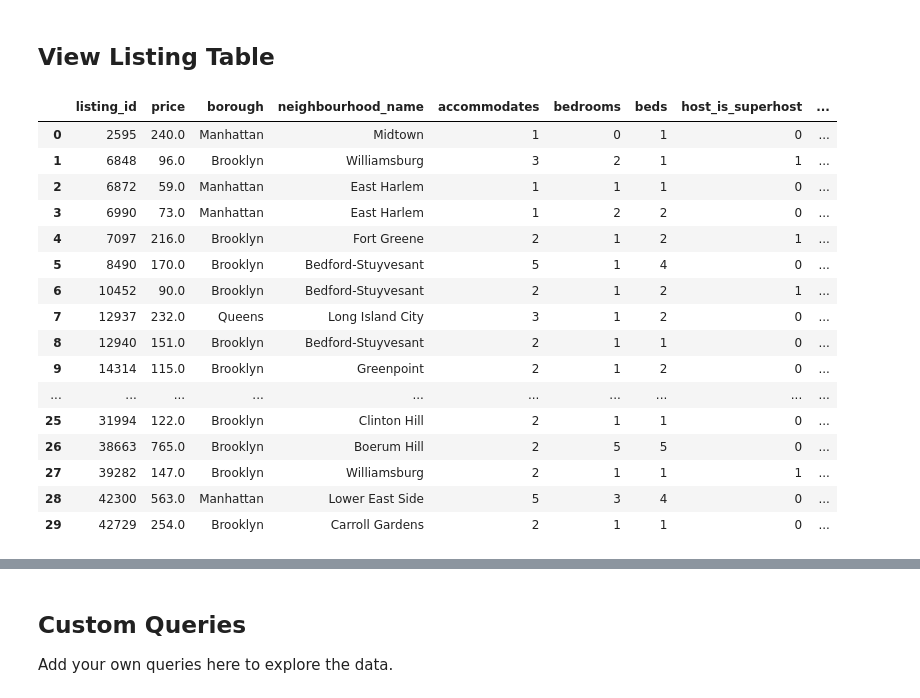
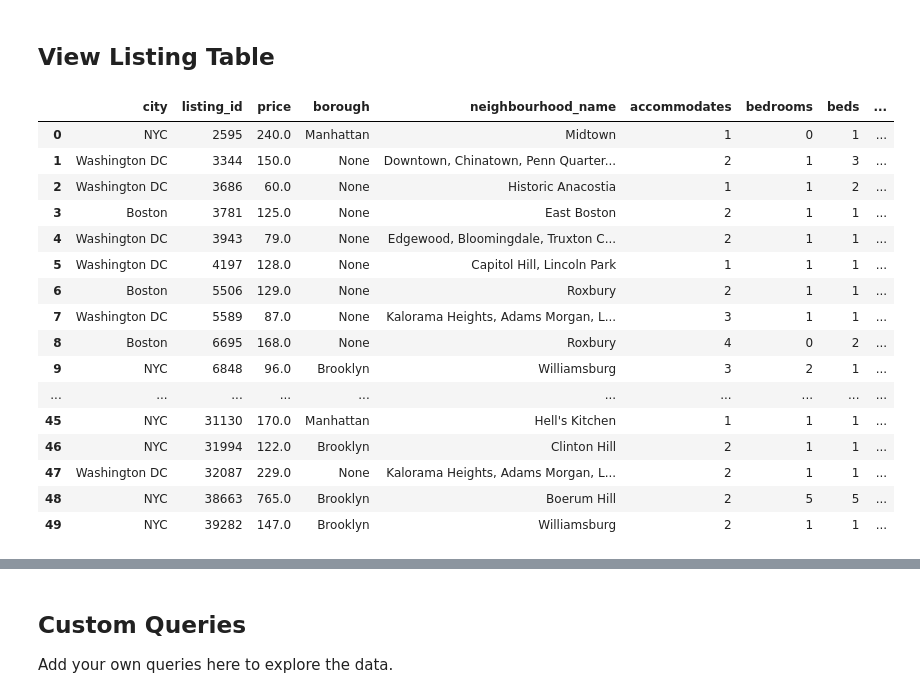
Before and after one commit to Pranav-Bathula/Airbnb-Price-Predictor, a Jupyter notebook: sql/view/view_database.ipynb, the cells around one changed output, grey strips where cells are left out. Saved outputs shown, nothing was run; the diff lists cells and outputs as text; code cells hidden in the pictures.

Commit message:
added Washington DC and Boston as well and changed schema

```diff
--- a/sql/view/view_database.ipynb
+++ b/sql/view/view_database.ipynb
@@ -96,32 +168,32 @@ Boroughs: ['Bronx' 'Brooklyn' 'Manhattan' 'Queens' 'Staten Island']
 # %%
 # Sample listings with neighbourhood info
 df_listings = pd.read_sql_query("""
-    SELECT listing_id, price, borough, neighbourhood_name,
+    SELECT city, listing_id, price, borough, neighbourhood_name,
            accommodates, bedrooms, beds, host_is_superhost,
            number_of_reviews, review_scores_rating, bathrooms, availability_365
     FROM listing l
     LEFT JOIN neighbourhood n ON l.neighbourhood_id = n.neighbourhood_id
-    LIMIT 30
+    LIMIT 50
 """, conn)
 df_listings
 # %% [output]
-|  | listing_id | price | borough | neighbourhood_name | accommodates | bedrooms | beds | host_is_superhost | ... |
-| 0 | 2595 | 240.0 | Manhattan | Midtown | 1 | 0 | 1 | 0 | ... |
-| 1 | 6848 | 96.0 | Brooklyn | Williamsburg | 3 | 2 | 1 | 1 | ... |
-| 2 | 6872 | 59.0 | Manhattan | East Harlem | 1 | 1 | 1 | 0 | ... |
-| 3 | 6990 | 73.0 | Manhattan | East Harlem | 1 | 2 | 2 | 0 | ... |
-| 4 | 7097 | 216.0 | Brooklyn | Fort Greene | 2 | 1 | 2 | 1 | ... |
-| 5 | 8490 | 170.0 | Brooklyn | Bedford-Stuyvesant | 5 | 1 | 4 | 0 | ... |
-| 6 | 10452 | 90.0 | Brooklyn | Bedford-Stuyvesant | 2 | 1 | 2 | 1 | ... |
-| 7 | 12937 | 232.0 | Queens | Long Island City | 3 | 1 | 2 | 0 | ... |
-| 8 | 12940 | 151.0 | Brooklyn | Bedford-Stuyvesant | 2 | 1 | 1 | 0 | ... |
-| 9 | 14314 | 115.0 | Brooklyn | Greenpoint | 2 | 1 | 2 | 0 | ... |
+|  | city | listing_id | price | borough | neighbourhood_name | accommodates | bedrooms | beds | ... |
+| 0 | NYC | 2595 | 240.0 | Manhattan | Midtown | 1 | 0 | 1 | ... |
+| 1 | Washington DC | 3344 | 150.0 | None | Downtown, Chinatown, Penn Quarter... | 2 | 1 | 3 | ... |
+| 2 | Washington DC | 3686 | 60.0 | None | Historic Anacostia | 1 | 1 | 2 | ... |
+| 3 | Boston | 3781 | 125.0 | None | East Boston | 2 | 1 | 1 | ... |
+| 4 | Washington DC | 3943 | 79.0 | None | Edgewood, Bloomingdale, Truxton C... | 2 | 1 | 1 | ... |
+| 5 | Washington DC | 4197 | 128.0 | None | Capitol Hill, Lincoln Park | 1 | 1 | 1 | ... |
+| 6 | Boston | 5506 | 129.0 | None | Roxbury | 2 | 1 | 1 | ... |
+| 7 | Washington DC | 5589 | 87.0 | None | Kalorama Heights, Adams Morgan, L... | 3 | 1 | 1 | ... |
+| 8 | Boston | 6695 | 168.0 | None | Roxbury | 4 | 0 | 2 | ... |
+| 9 | NYC | 6848 | 96.0 | Brooklyn | Williamsburg | 3 | 2 | 1 | ... |
 | ... | ... | ... | ... | ... | ... | ... | ... | ... | ... |
-| 25 | 31994 | 122.0 | Brooklyn | Clinton Hill | 2 | 1 | 1 | 0 | ... |
-| 26 | 38663 | 765.0 | Brooklyn | Boerum Hill | 2 | 5 | 5 | 0 | ... |
-| 27 | 39282 | 147.0 | Brooklyn | Williamsburg | 2 | 1 | 1 | 1 | ... |
-| 28 | 42300 | 563.0 | Manhattan | Lower East Side | 5 | 3 | 4 | 0 | ... |
-| 29 | 42729 | 254.0 | Brooklyn | Carroll Gardens | 2 | 1 | 1 | 0 | ... |
+| 45 | NYC | 31130 | 170.0 | Manhattan | Hell's Kitchen | 1 | 1 | 1 | ... |
+| 46 | NYC | 31994 | 122.0 | Brooklyn | Clinton Hill | 2 | 1 | 1 | ... |
+| 47 | Washington DC | 32087 | 229.0 | None | Kalorama Heights, Adams Morgan, L... | 2 | 1 | 1 | ... |
+| 48 | NYC | 38663 | 765.0 | Brooklyn | Boerum Hill | 2 | 5 | 5 | ... |
+| 49 | NYC | 39282 | 147.0 | Brooklyn | Williamsburg | 2 | 1 | 1 | ... |
 # %%
 # Statistics
 stats = pd.read_sql_query("""
```
Also changed, not shown: parts of 7 cells of this notebook, 5 other files.
